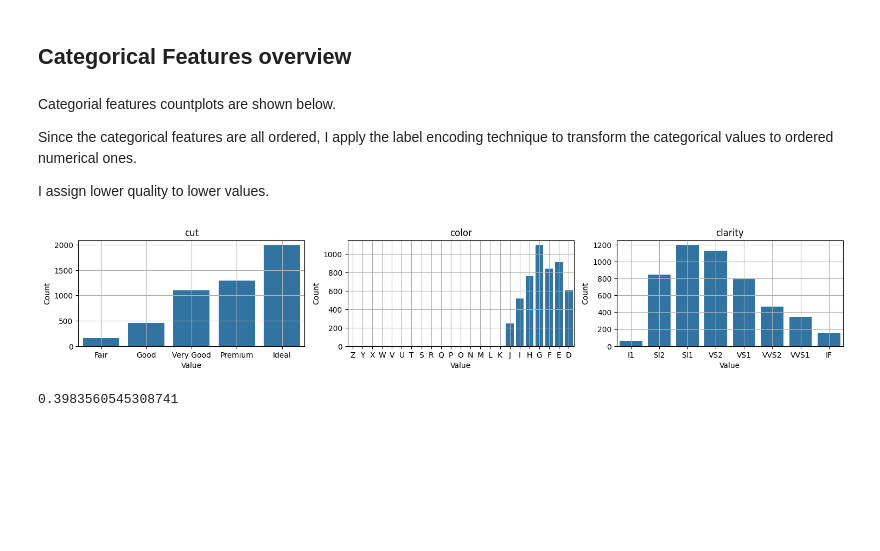
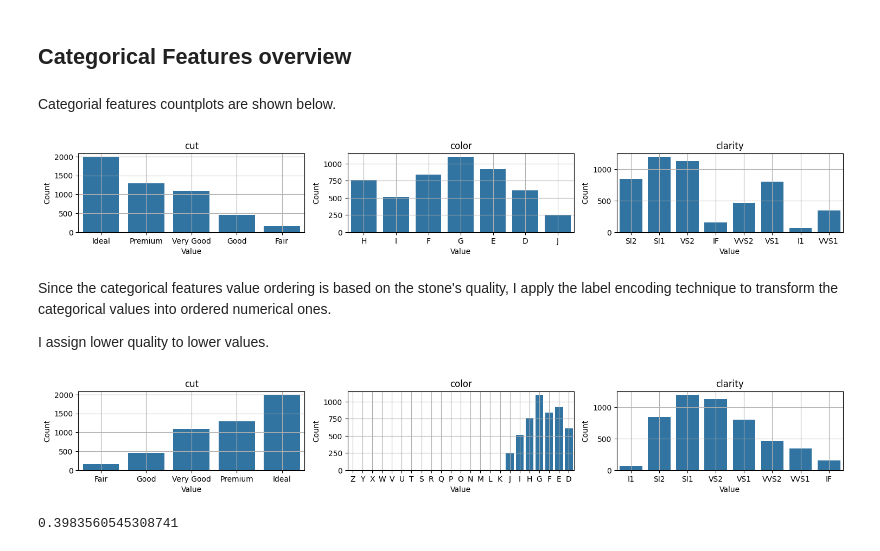
Before and after one commit to matildao-pane/xtream-ai-assignment-engineer, a Jupyter notebook: challenge_1/Data_exploration.ipynb, the cells around one changed output. Cells and saved outputs as stored; diff of their text form; code cells hidden in the pictures; blank space fills up the shorter version.

Commit message:
feat(data exp): fix text, fix plot layouts

```diff
--- a/challenge_1/Data_exploration.ipynb
+++ b/challenge_1/Data_exploration.ipynb
@@ -253,35 +246,49 @@ len(clean_diamonds_df)
 4988
 # %% [markdown]
 ## Categorical Features overview
+# %% [markdown]
+ Categorial features countplots are shown below.
+# %%
+plt.figure(figsize=(20, 4))
+for i, feature in enumerate(categorical_features):
+    plt.subplot(2, 4, i + 1)
+    sns.countplot(data=clean_diamonds_df, x=feature)
+    plt.title(f'{feature}')
+    plt.xlabel('Value')
+    plt.ylabel('Count')
+    plt.grid(True)
+
+plt.tight_layout()
+plt.show()
+# %% [output]
+[figure, added]
 # %% [markdown]
- Categorial features countplots are shown below.
+Since the categorical features value ordering is based on the stone's quality, I apply the label encoding technique to transform the categorical values into ordered numerical ones.
 
- Since the categorical features are all ordered, I apply the label encoding technique to transform the categorical values to ordered numerical ones.
-
- I assign lower quality to lower values.
+I assign lower quality to lower values.
 # %%
 # Countplot for categorical features
 cut_order = ['Fair', 'Good', 'Very Good', 'Premium', 'Ideal']
 color_order = reversed([chr(i) for i in range(ord('D'), ord('Z')+1)])
 clarity_order = ['I1', 'SI2', 'SI1', 'VS2', 'VS1', 'VVS2', 'VVS1','IF']
 
 clean_diamonds_df['cut'] = pd.Categorical(clean_diamonds_df['cut'], categories=cut_order, ordered=True)
 clean_diamonds_df['color'] = pd.Categorical(clean_diamonds_df['color'], categories=color_order, ordered=True)
 clean_diamonds_df['clarity'] = pd.Categorical(clean_diamonds_df['clarity'], categories=clarity_order, ordered=True)
 
-plt.figure(figsize=(20, 5))
+plt.figure(figsize=(20, 4))
 for i, feature in enumerate(categorical_features):
     plt.subplot(2, 4, i + 1)
     sns.countplot(data=clean_diamonds_df, x=feature)
     plt.title(f'{feature}')
     plt.xlabel('Value')
     plt.ylabel('Count')
     plt.grid(True)
 
 plt.tight_layout()
 plt.show()
 # %% [output]
-[figure, old version]
+[figure, new version]
 # %%
 #Compute percentage of 'Ideal' class in 'cut' feature
 filtered_data = clean_diamonds_df[clean_diamonds_df['cut'] == 'Ideal']
```
Also changed, not shown: parts of 15 cells of this notebook, 1 other file.
